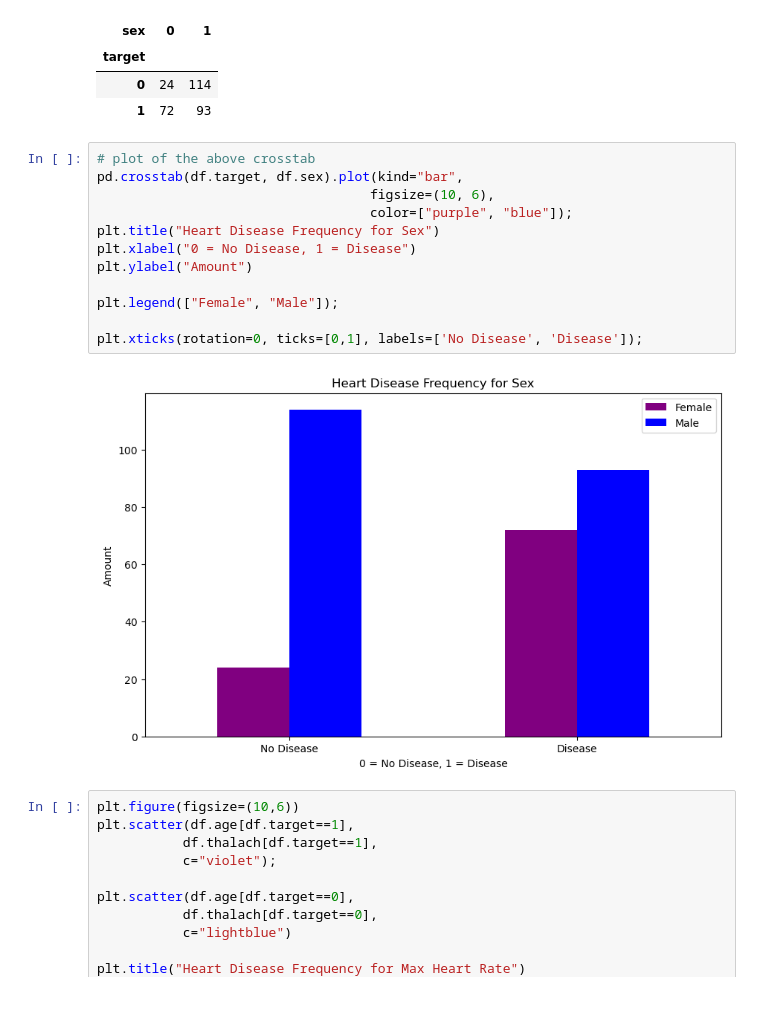
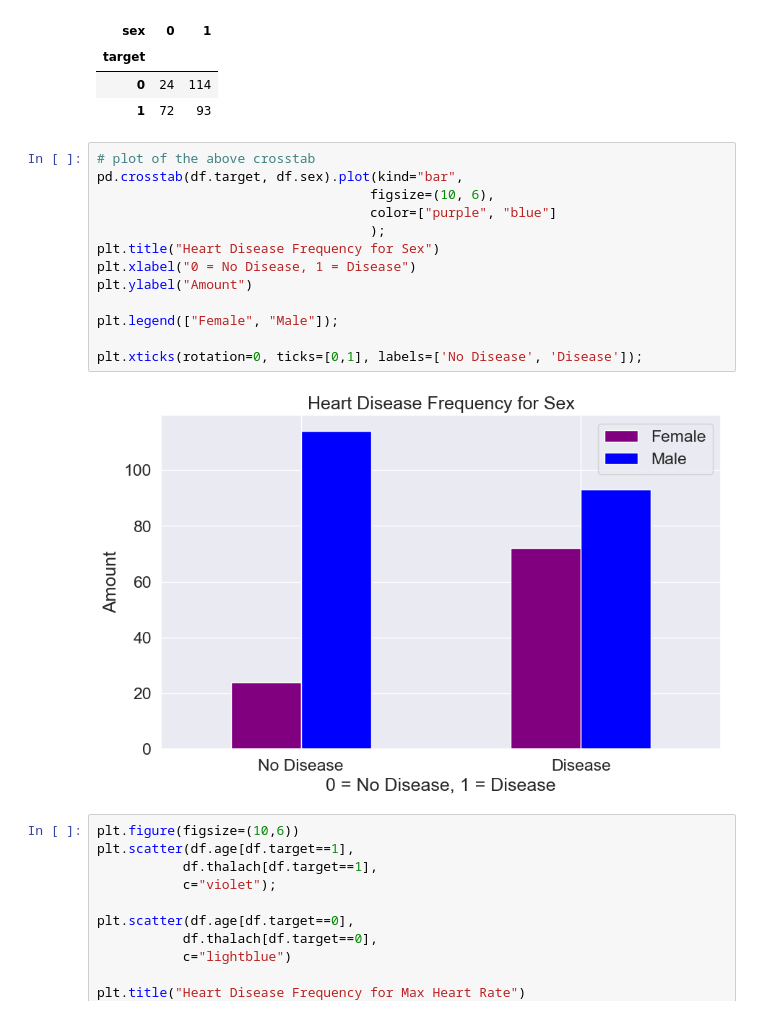
Before and after one commit to lorenarms/Machine_Learning, a Jupyter notebook: heart_disease_project/Predict-Heart-Disease.ipynb, the cells around one changed output. Saved outputs shown, nothing was run; the diff lists cells and outputs as text.

Commit message:
images

```diff
--- a/heart_disease_project/Predict-Heart-Disease.ipynb
+++ b/heart_disease_project/Predict-Heart-Disease.ipynb
@@ -170,17 +170,18 @@ pd.crosstab(df.target, df.sex)
 # %%
 # plot of the above crosstab
 pd.crosstab(df.target, df.sex).plot(kind="bar",
                                    figsize=(10, 6),
-                                   color=["purple", "blue"]);
+                                   color=["purple", "blue"]
+                                   );
 plt.title("Heart Disease Frequency for Sex")
 plt.xlabel("0 = No Disease, 1 = Disease")
 plt.ylabel("Amount")
 
 plt.legend(["Female", "Male"]);
 
 plt.xticks(rotation=0, ticks=[0,1], labels=['No Disease', 'Disease']);
 # %% [output]
-[figure, old version]
+[figure, new version]
 # %%
 plt.figure(figsize=(10,6))
 plt.scatter(df.age[df.target==1],
```
Also changed, not shown: parts of 54 cells of this notebook, 1 other file.
